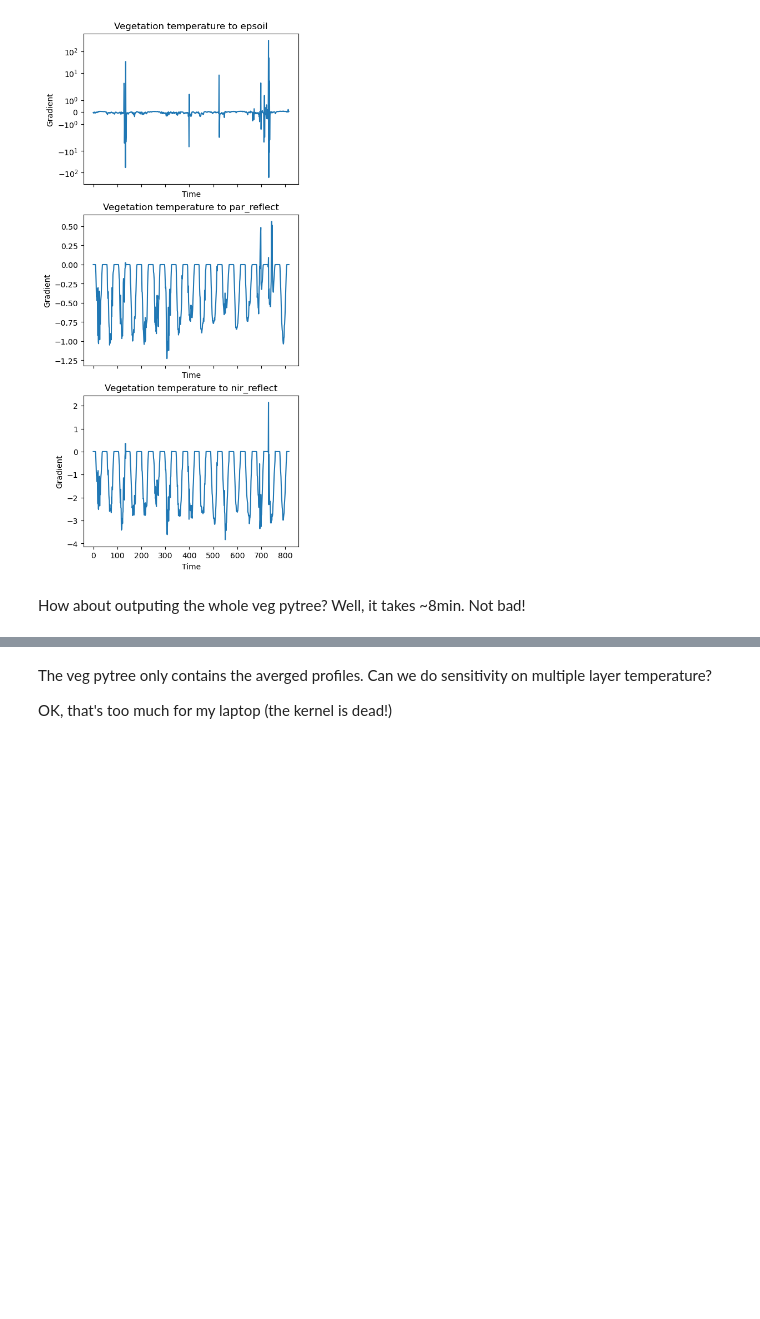
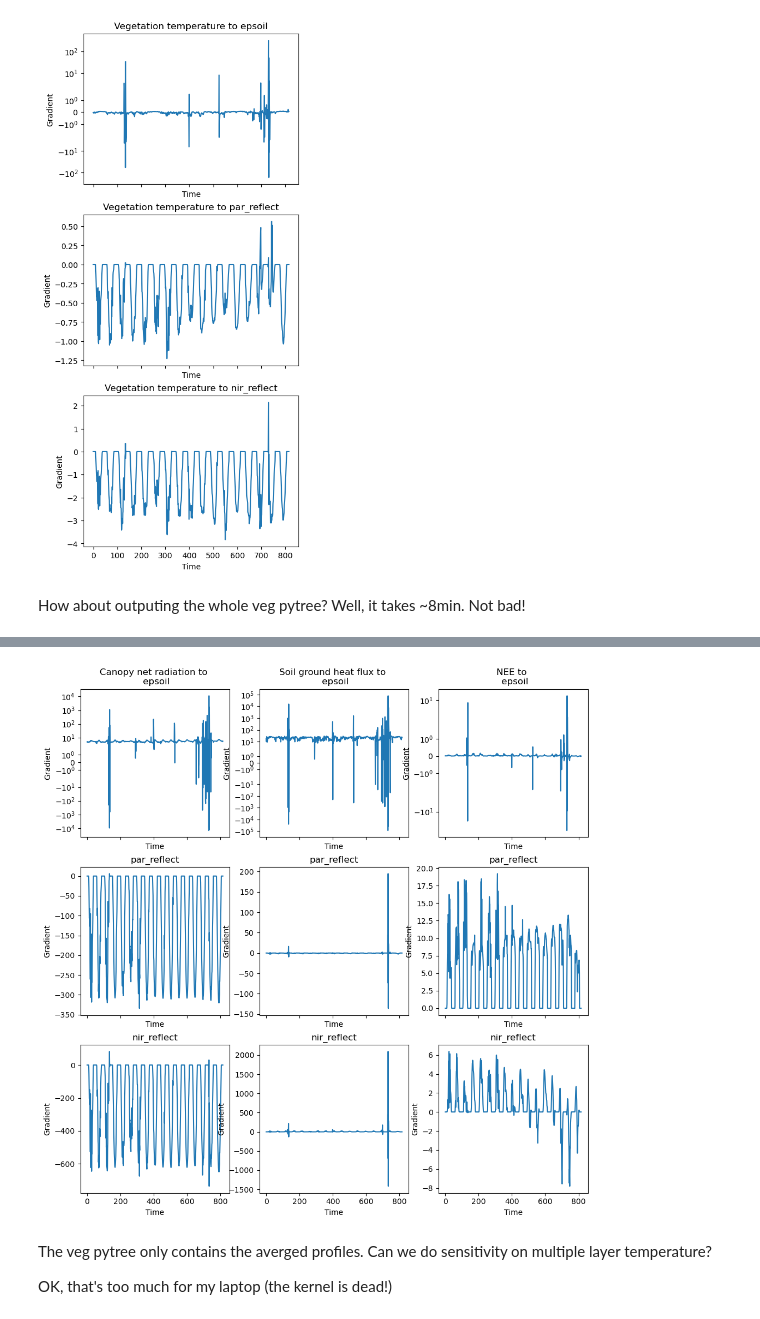
Before and after one commit to pnnl/JAX-CanVeg, a Jupyter notebook: canoak.ipynb, the cells around one changed output, grey strips where cells are left out. Cells and saved outputs as stored; diff of their text form; code cells hidden in the pictures; blank space fills up the shorter version.

```diff
--- a/canoak.ipynb
+++ b/canoak.ipynb
@@ -388,3 +410,57 @@ ax.set(yscale="linear", xlabel="Time", ylabel="Gradient", title="nir_reflect");
+# %%
+fig, axes = plt.subplots(3, 3, figsize=(12, 12), sharex=True)
+ax = axes[0, 0]
+ax.plot(gradients4.rnet.epsoil)
+ax.set(
+    yscale="symlog",
+    xlabel="Time",
+    ylabel="Gradient",
+    title="Canopy net radiation to \n epsoil",
+)
+
+ax = axes[1, 0]
+ax.plot(gradients4.rnet.par_reflect)
+ax.set(yscale="linear", xlabel="Time", ylabel="Gradient", title="par_reflect")
+
+ax = axes[2, 0]
+ax.plot(gradients4.rnet.nir_reflect)
+ax.set(yscale="linear", xlabel="Time", ylabel="Gradient", title="nir_reflect")
+
+ax = axes[0, 1]
+ax.plot(gradients4.gsoil.epsoil)
+ax.set(
+    yscale="symlog",
+    xlabel="Time",
+    ylabel="Gradient",
+    title="Soil ground heat flux to \n epsoil",
+)
+
+ax = axes[1, 1]
+ax.plot(gradients4.gsoil.par_reflect)
+ax.set(yscale="linear", xlabel="Time", ylabel="Gradient", title="par_reflect")
+
+ax = axes[2, 1]
+ax.plot(gradients4.gsoil.nir_reflect)
+ax.set(yscale="linear", xlabel="Time", ylabel="Gradient", title="nir_reflect")
+
+ax = axes[0, 2]
+ax.plot(gradients4.NEE.epsoil)
+ax.set(
+    yscale="symlog",
+    xlabel="Time",
+    ylabel="Gradient",
+    title="NEE to \n epsoil",
+)
+
+ax = axes[1, 2]
+ax.plot(gradients4.NEE.par_reflect)
+ax.set(yscale="linear", xlabel="Time", ylabel="Gradient", title="par_reflect")
+
+ax = axes[2, 2]
+ax.plot(gradients4.NEE.nir_reflect)
+ax.set(yscale="linear", xlabel="Time", ylabel="Gradient", title="nir_reflect");
+# %% [output]
+[figure, added]
 # %% [markdown]
 The veg pytree only contains the averged profiles.
 Can we do sensitivity on multiple layer temperature?
```
Also changed, not shown: parts of 19 cells of this notebook, 11 other files.
